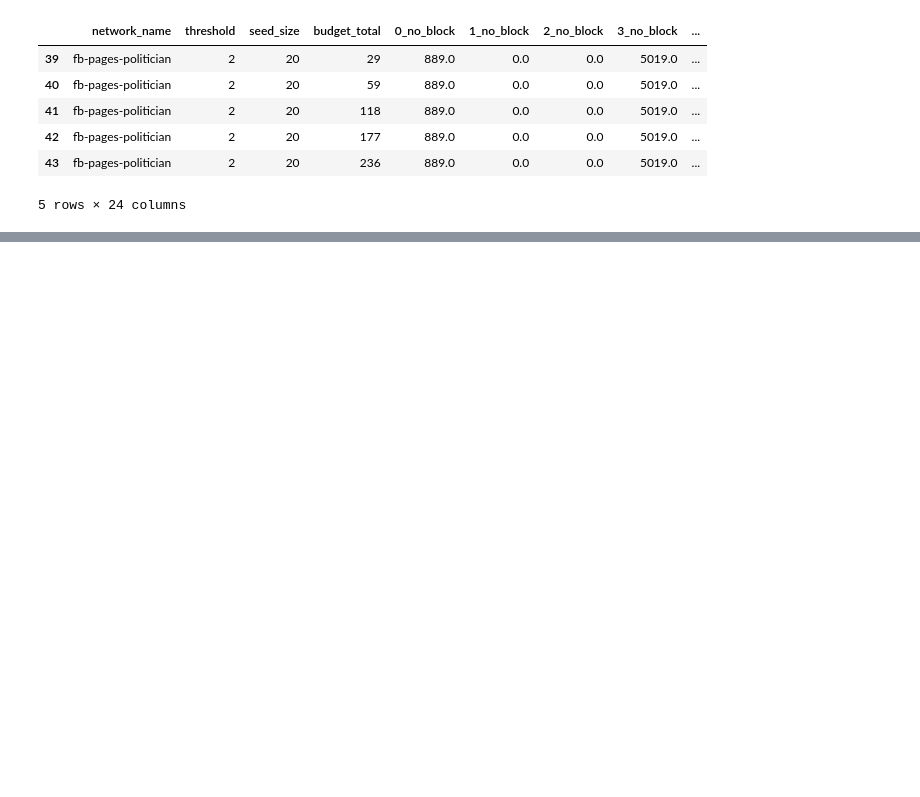
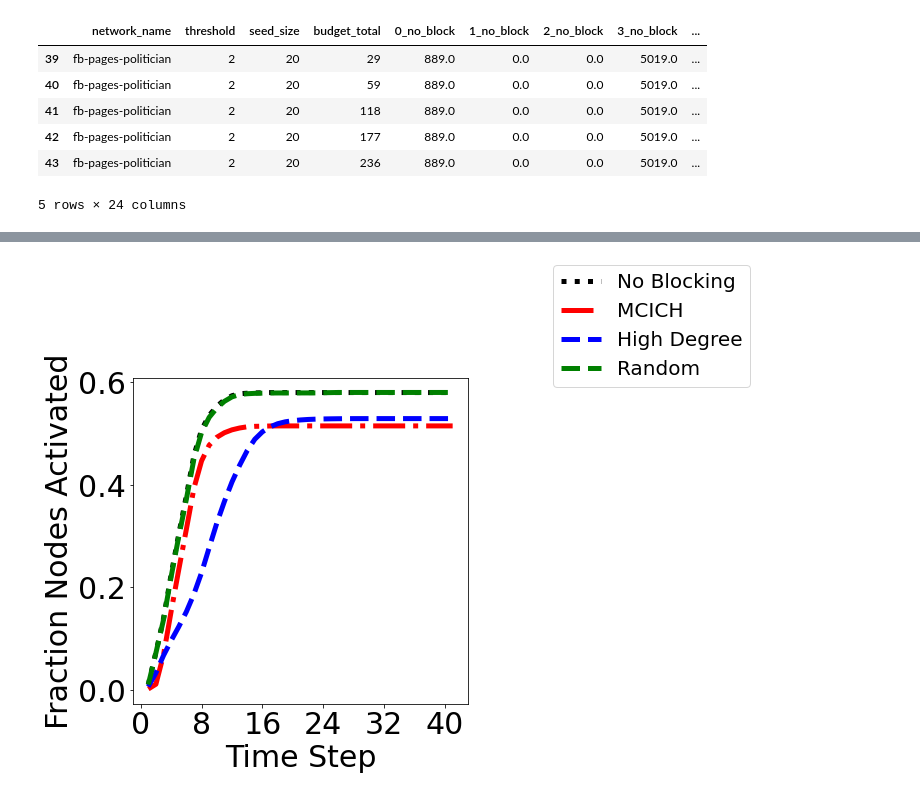
Before and after one commit to hcars/threshold_simulations_refactored, a Jupyter notebook: complex_net_proposal/experiment_results/analysis.ipynb, the cells around one changed output, grey strips where cells are left out. Saved outputs shown, nothing was run; the diff lists cells and outputs as text; code cells hidden in the pictures; blank space fills up the shorter version.

```diff
--- a/complex_net_proposal/experiment_results/analysis.ipynb
+++ b/complex_net_proposal/experiment_results/analysis.ipynb
@@ -98,0 +140,31 @@ astro_sub_df
+# %%
+fig2, ax2 = plt.subplots(figsize=(6, 6))
+# method_name = epi_info['blocking'].unique()
+plots = []
+plots2 = []
+symbols = ['k:', 'r-.','b--',  'g--']
+labels = [ "No Blocking", 'MCICH', "High Degree", "Random"]
+method_name = ['no_block', 'mcich', 'degree', 'random']
+for i in range(len(method_name)):
+    method = method_name[i]
+    sub_epi = epi_info[(epi_info.blocking == method) & (epi_info.threshold == 3)]
+    avg = sub_epi[['time', 'newly_infected']].groupby('time').mean()['newly_infected']
+    avg /= 7066
+    times = sub_epi['time'].unique()
+    cumsum = avg.cumsum()
+    missing_time = np.setdiff1d(epi_info.time.unique(),times)
+    saturation_point = cumsum.max()
+    saturation = pd.Series([saturation_point for time in missing_time])
+    filled_in_times = np.append(times, missing_time)
+    cumsum = pd.concat([cumsum, saturation])
+    plot2, = ax2.plot(filled_in_times, cumsum, symbols[i], linewidth=5)
+    plots2.append(plot2)
+ax2.set_xticks(np.arange(0, epi_info.time.max()+ 1, 8))
+# ax.set_yticks(np.arange(0, avg.max()+ 1, avg.max() // 5))
+ax2.set_xlabel("Time Step")
+ax2.set_ylabel("Fraction Nodes Activated")
+# ax2.set_title("Cumulative Infected")
+fig2.legend(plots2, labels, bbox_to_anchor=(1.05, 1),   borderaxespad= 1, loc='center left', prop=fontP)
+plt.savefig("plots/cum_curve_blocking.pdf", bbox_inches="tight")
+# %% [output]
+[figure, added]
```
Also changed, not shown: parts of 10 cells of this notebook, 30 other files.
